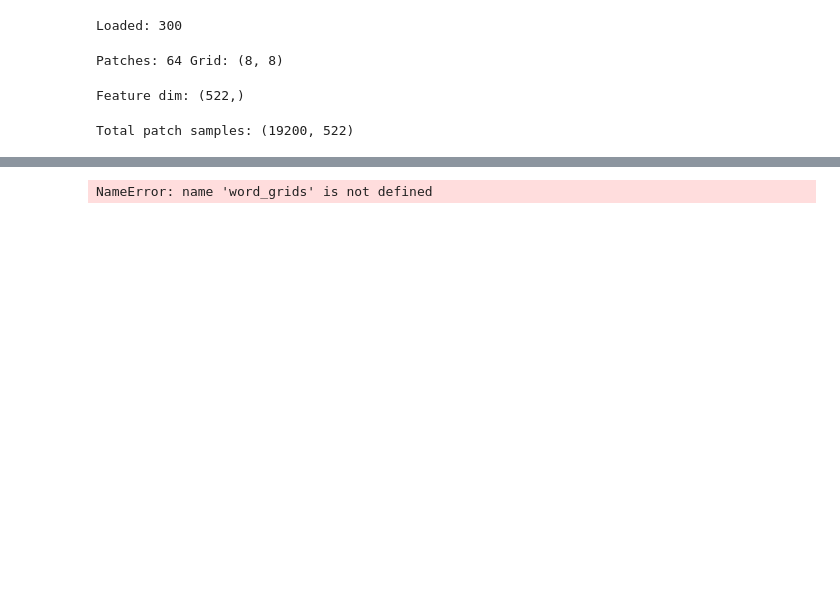
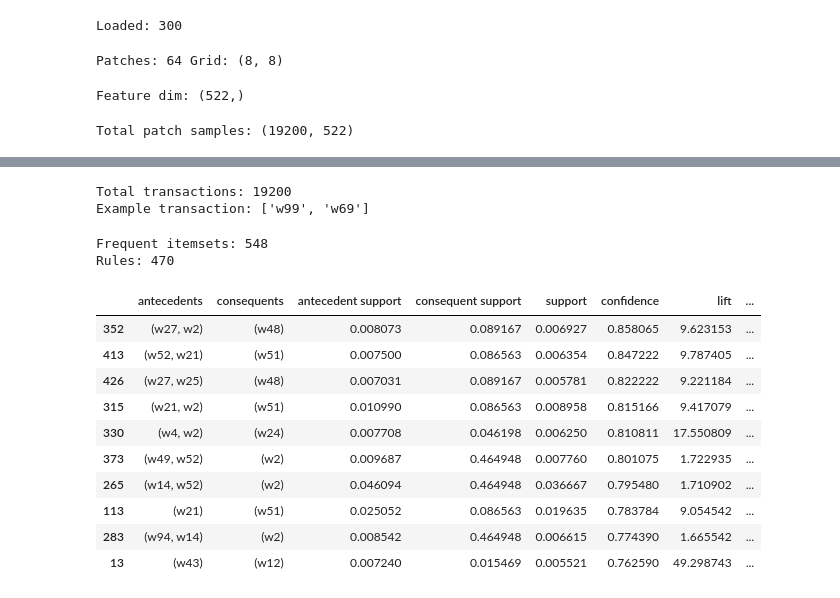
Before and after one commit to ADylewski/Frugal, a Jupyter notebook: notebook5ecb610fba.ipynb, the cells around one changed output, grey strips where cells are left out. Cells and saved outputs as stored; diff of their text form; code cells hidden in the pictures; blank space fills up the shorter version.

```diff
--- a/notebook5ecb610fba.ipynb
+++ b/notebook5ecb610fba.ipynb
@@ -27,20 +70,25 @@ from skimage.feature import local_binary_pattern
 
 # Download latest version
 # path = kagglehub.dataset_download("vesuvius13/formula-one-cars")
-path = "/Users/dylesm/.cache/kagglehub/datasets/vesuvius13/formula-one-cars/versions/1"
+path = os.path.normpath(os.path.expanduser(PATH_RAW))
+
+# If a file was provided, use its directory as the dataset root (handles spaces fine)
+if os.path.isfile(path):
+    path = os.path.dirname(path)
+
+if not os.path.exists(path):
+    raise FileNotFoundError(f"Path does not exist: {path}")
 
 print("Path to dataset files:", path)
 
 DATA_ROOT = path
 
 # Common image extensions
-EXTS = (".jpg", ".jpeg", ".png", ".bmp", ".webp")
-
 def find_images(root):
     paths = []
     for dirpath, _, filenames in os.walk(root):
         for fn in filenames:
-            if fn.lower().endswith(EXTS):
+            if fn.lower().endswith(DATA_EXTS):
                 paths.append(os.path.join(dirpath, fn))
     return paths
 
@@ -108,12 +153,7 @@ Patches: 64 Grid: (8, 8)
 #    - Color histogram in HSV
 #    - Texture via LBP histogram
 # =========================
-LBP_P = 8
-LBP_R = 1
-LBP_METHOD = "uniform"
-LBP_BINS = LBP_P + 2  # uniform LBP bins
-
-def hsv_hist(patch_bgr, h_bins=8, s_bins=8, v_bins=8):
+def hsv_hist(patch_bgr, h_bins=HSV_H_BINS, s_bins=HSV_S_BINS, v_bins=HSV_V_BINS):
     hsv = cv2.cvtColor(patch_bgr, cv2.COLOR_BGR2HSV)
     hist = cv2.calcHist([hsv], [0,1,2], None, [h_bins,s_bins,v_bins], [0,180, 0,256, 0,256])
     hist = hist.flatten().astype(np.float32)
@@ -166,8 +204,7 @@ Total patch samples: (19200, 522)
 # =========================
 # 7) Quantize patches into "visual words" with k-means
 # =========================
-K = 200  # vocabulary size (start 100-300)
-kmeans = MiniBatchKMeans(n_clusters=K, batch_size=4096, random_state=0)
+kmeans = MiniBatchKMeans(n_clusters=K, batch_size=KMEANS_BATCH_SIZE, random_state=KMEANS_RANDOM_STATE)
 kmeans.fit(X)
 
 print("Trained kmeans with K =", K)
@@ -201,8 +243,6 @@ def assign_words(X, centers):
 # 9) Build LOCAL transactions (3x3 neighborhoods)
 #    Each transaction is a set of word IDs co-occurring locally.
 # =========================
-NEIGH = 1  # 1 => 3x3 window; 2 => 5x5
-
 def local_transactions_from_grid(grid, neigh=NEIGH):
     gh, gw = grid.shape
     tx = []
@@ -223,6 +263,7 @@ for grid in tqdm(word_grids):
     transactions.extend(local_transactions_from_grid(grid))
 
 print("Total transactions:", len(transactions))
-print("Example transaction:", transactions[0][:10])
+print("Example transaction:", transactions[0][:2])
 # %% [output]
-NameError: name 'word_grids' is not defined
+Total transactions: 19200
+Example transaction: ['w99', 'w69']
@@ -273,0 +270,32 @@ def apply_single_merge(transactions, a, b, new_id):
+# %%
+# =========================
+# 10) Mine frequent itemsets + association rules
+# =========================
+# Start with modest thresholds; tune later.
+te = TransactionEncoder()
+T = te.fit(transactions).transform(transactions)
+df = __import__("pandas").DataFrame(T, columns=te.columns_)
+
+freq = apriori(df, min_support=MIN_SUPPORT, use_colnames=True)
+rules = association_rules(freq, metric="confidence", min_threshold=MIN_CONF)
+
+# Keep rules with reasonable lift too (optional but helpful)
+rules = rules.sort_values(["confidence", "lift", "support"], ascending=False)
+
+print("Frequent itemsets:", len(freq))
+print("Rules:", len(rules))
+rules.head(10)
+# %% [output]
+Frequent itemsets: 548
+Rules: 470
+|  | antecedents | consequents | antecedent support | consequent support | support | confidence | lift | ... |
+| 352 | (w27, w2) | (w48) | 0.008073 | 0.089167 | 0.006927 | 0.858065 | 9.623153 | ... |
+| 413 | (w52, w21) | (w51) | 0.007500 | 0.086563 | 0.006354 | 0.847222 | 9.787405 | ... |
+| 426 | (w27, w25) | (w48) | 0.007031 | 0.089167 | 0.005781 | 0.822222 | 9.221184 | ... |
+| 315 | (w21, w2) | (w51) | 0.010990 | 0.086563 | 0.008958 | 0.815166 | 9.417079 | ... |
+| 330 | (w4, w2) | (w24) | 0.007708 | 0.046198 | 0.006250 | 0.810811 | 17.550809 | ... |
+| 373 | (w49, w52) | (w2) | 0.009687 | 0.464948 | 0.007760 | 0.801075 | 1.722935 | ... |
+| 265 | (w14, w52) | (w2) | 0.046094 | 0.464948 | 0.036667 | 0.795480 | 1.710902 | ... |
+| 113 | (w21) | (w51) | 0.025052 | 0.086563 | 0.019635 | 0.783784 | 9.054542 | ... |
+| 283 | (w94, w14) | (w2) | 0.008542 | 0.464948 | 0.006615 | 0.774390 | 1.665542 | ... |
+| 13 | (w43) | (w12) | 0.007240 | 0.015469 | 0.005521 | 0.762590 | 49.298743 | ... |
```
Also changed, not shown: parts of 23 cells of this notebook, 1 other file.
